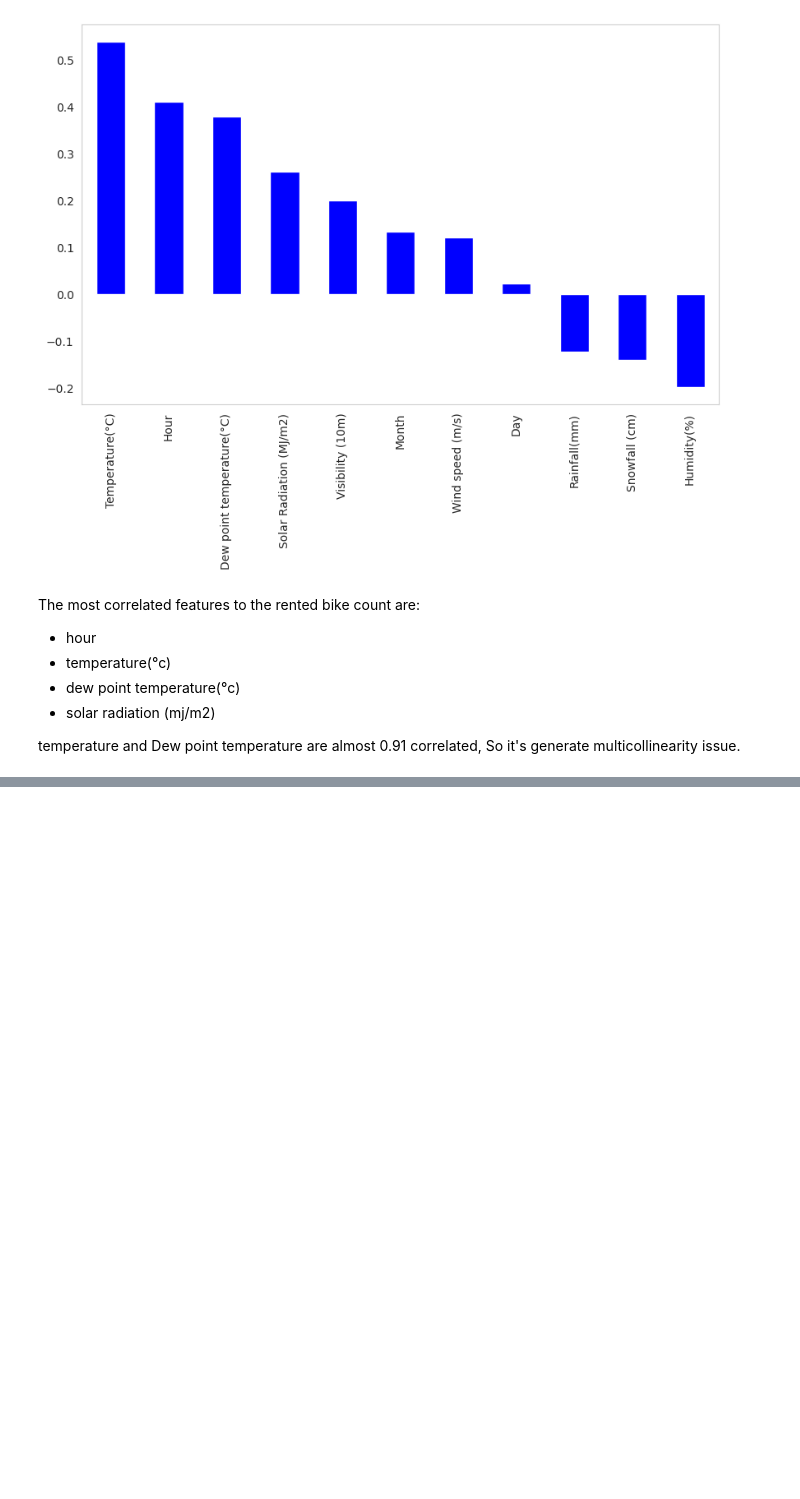
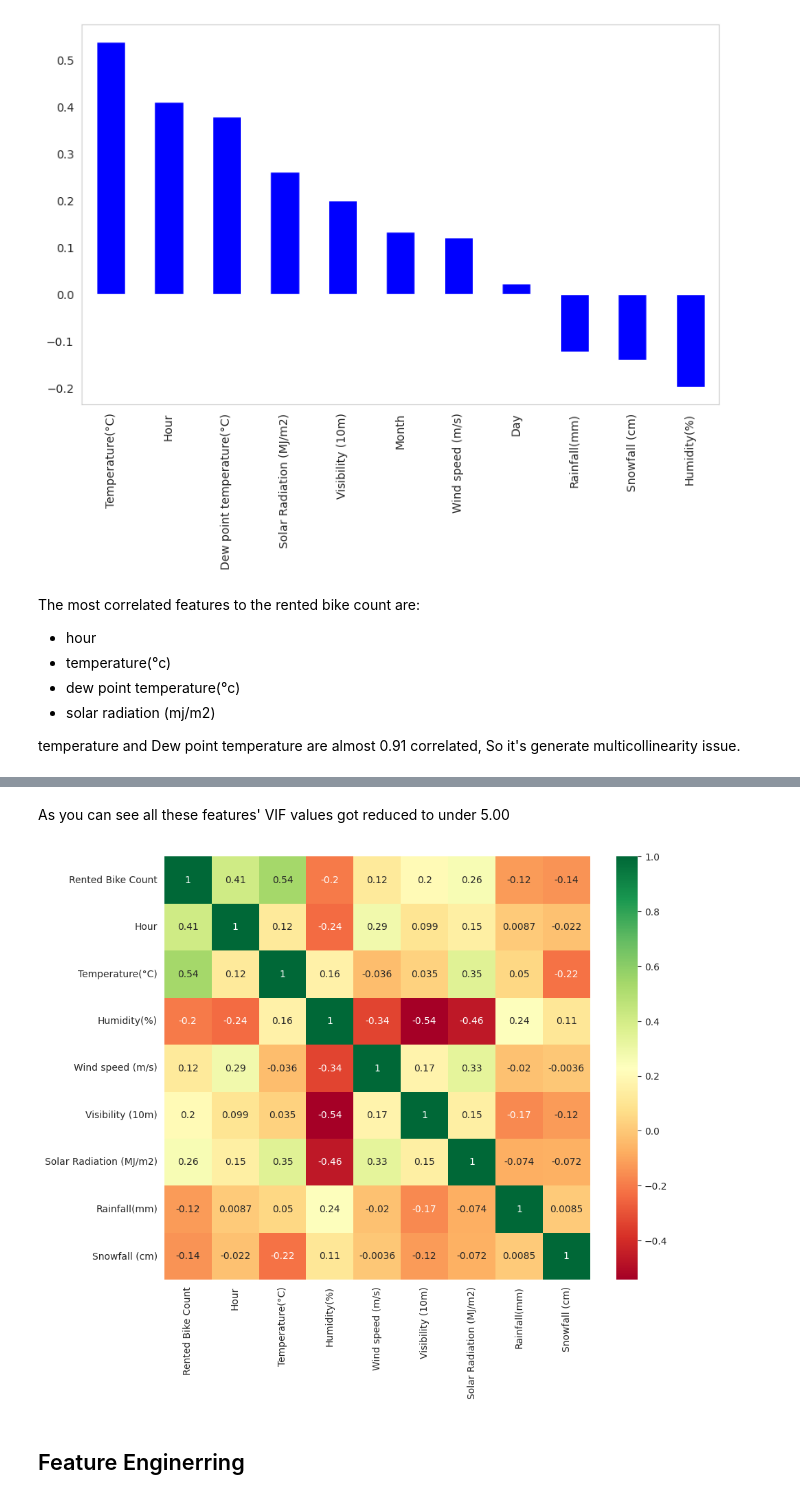
Before and after one commit to ady909/Capstone-Project-Bike-Sharing-Demand-Prediction-, a Jupyter notebook: Capstone_Project_Bike_Sharing_Demand_Prediction_.ipynb, the cells around one changed output, grey strips where cells are left out. Drawn from its saved outputs; the diff is of its cells as text; code cells hidden in the pictures; blank space fills up the shorter version.

```diff
--- a/Capstone_Project_Bike_Sharing_Demand_Prediction_.ipynb
+++ b/Capstone_Project_Bike_Sharing_Demand_Prediction_.ipynb
@@ -475,0 +509,15 @@ temperature and Dew point temperature are almost 0.91 correlated, So it's genera
+# %% [markdown]
+As you can see all these features' VIF values got reduced to under 5.00
+# %%
+#dropping 'Dew point temperature(°C)' , 'Day' , 'Month'
+
+bike_df = bike_df.drop(['Dew point temperature(°C)' , 'Day' , 'Month'], axis=1)
+# %%
+#correlation matrix
+correlation_df= bike_df.corr()
+plt.figure(figsize=(10,8))
+sns.heatmap(correlation_df, annot=True, cmap= 'RdYlGn');
+# %% [output]
+[figure, added]
+# %% [markdown]
+## Feature Enginerring
```
Also changed, not shown: parts of 28 cells of this notebook.
